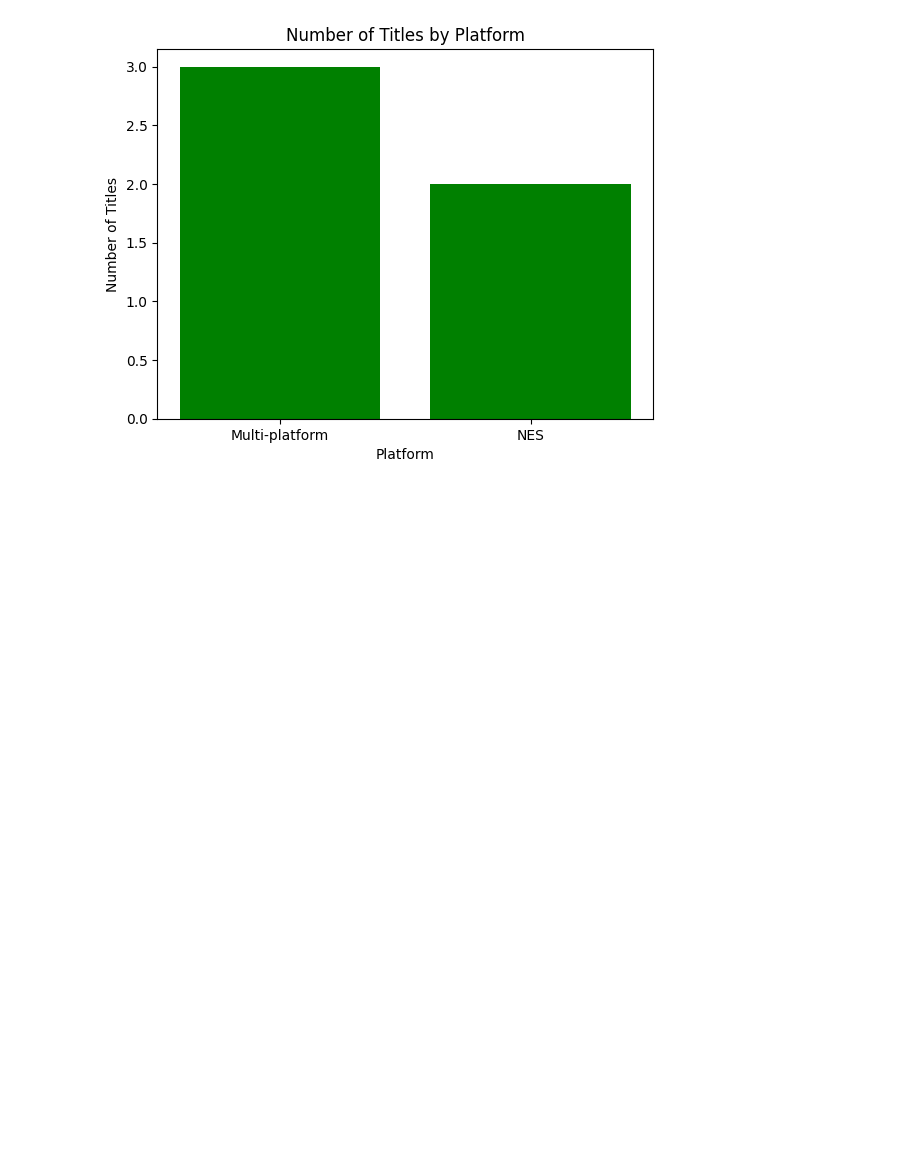
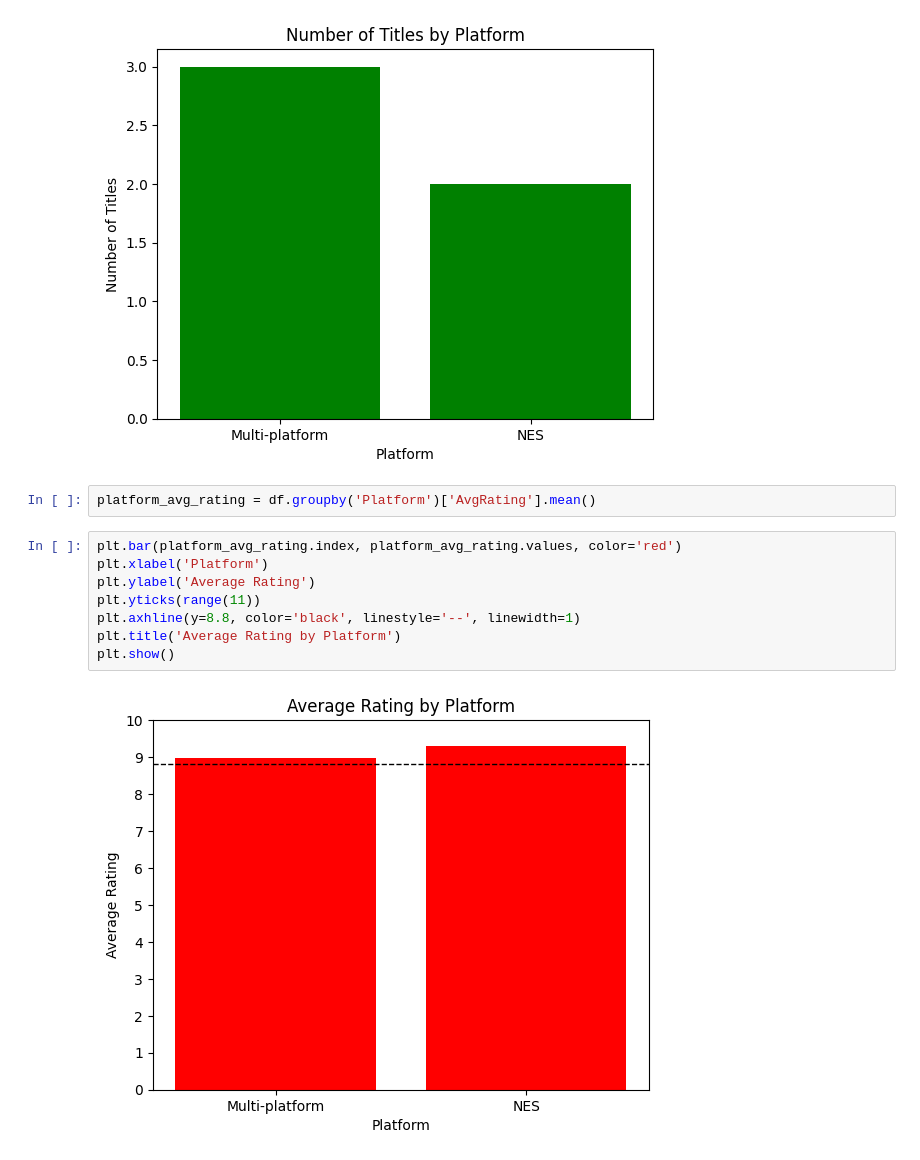
Before and after one commit to wai-inaa/Video-Game-Analysis1, a Jupyter notebook: Game.ipynb, the cells around one changed output. Saved outputs shown, nothing was run; the diff lists cells and outputs as text; blank space fills up the shorter version.

```diff
--- a/Game.ipynb
+++ b/Game.ipynb
@@ -111,3 +111,15 @@ plt.title('Number of Titles by Platform')
 plt.show()
 # %% [output]
 [figure]
+# %%
+platform_avg_rating = df.groupby('Platform')['AvgRating'].mean()
+# %%
+plt.bar(platform_avg_rating.index, platform_avg_rating.values, color='red')
+plt.xlabel('Platform')
+plt.ylabel('Average Rating')
+plt.yticks(range(11))
+plt.axhline(y=8.8, color='black', linestyle='--', linewidth=1)
+plt.title('Average Rating by Platform')
+plt.show()
+# %% [output]
+[figure, added]
```
Also changed, not shown: parts of 5 cells of this notebook.
